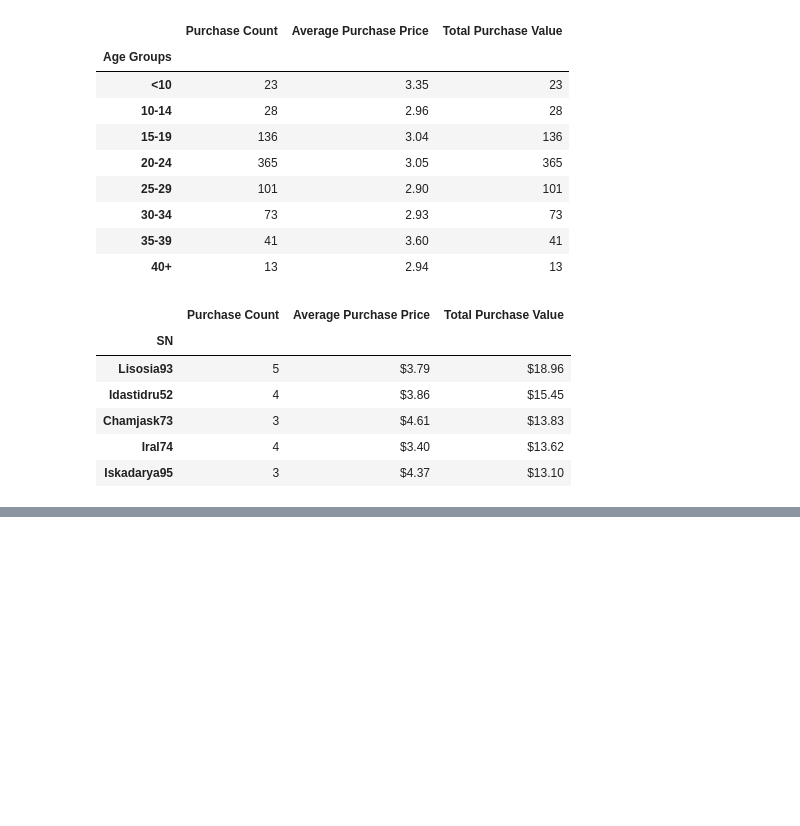
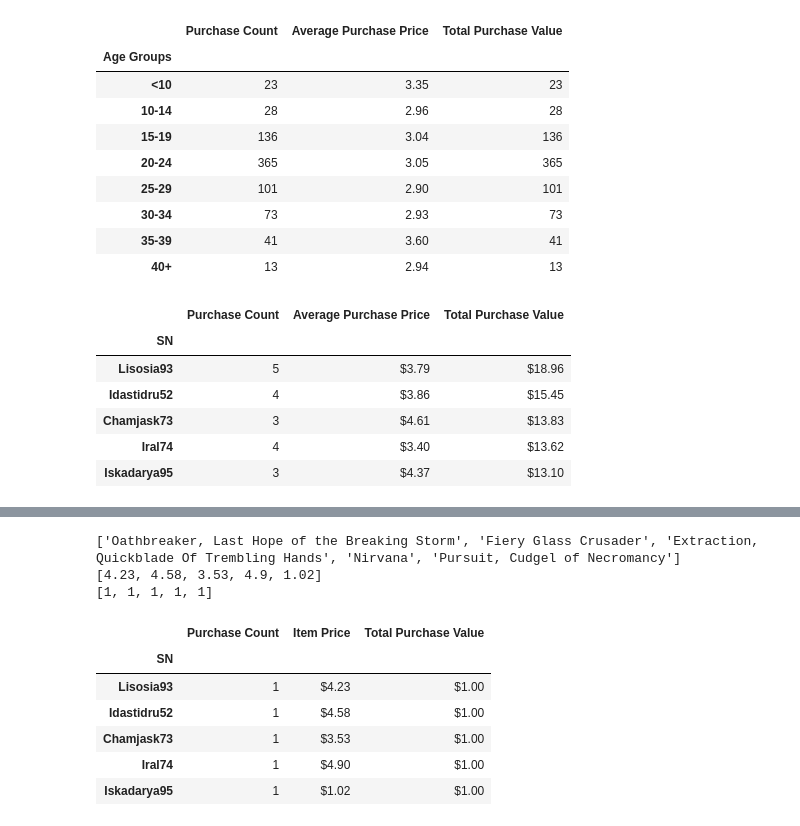
Before and after one commit to salizadeh10/Heroes-of-Pymoli, a Jupyter notebook: Heroes-of-Pymoli.ipynb, the cells around one changed output, grey strips where cells are left out. Saved outputs shown, nothing was run; the diff lists cells and outputs as text; code cells hidden in the pictures; blank space fills up the shorter version.

```diff
--- a/Heroes-of-Pymoli.ipynb
+++ b/Heroes-of-Pymoli.ipynb
@@ -402,3 +406,80 @@ top_sellers_df.style.format({"Item Price": "${:.2f}", "Total Purchase Value": "$
+# %%
+# Most Profitable Items
+
+# Sort the above table by total purchase value in descending order
+# Optional: give the displayed data cleaner formatting
+# Display a preview of the data frame
+
+most_profitable_df = age_demographic_df[["Item ID","Item Name", "Price"]]
+most_profitable = most_profitable_df.groupby("Item ID").count()
+most_profitable.sort_values(by = "Item Name", ascending = False, inplace = True)
+most_profitable_df = most_profitable_df.drop_duplicates(["Item ID", "Item Name"])
+
+
+# Get the list of top sellers names
+most_profitable_ids = [most_profitable.index[0], most_profitable.index[1], most_profitable.index[2], most_profitable.index[3], most_profitable.index[4]]
+
+# Build the top sellers list of names
+most_profitable_name_0 = most_profitable_df.loc[most_profitable_df["Item ID"] == most_profitable_ids[0], "Item Name"].item()
+most_profitable_name_1 = most_profitable_df.loc[most_profitable_df["Item ID"] == most_profitable_ids[1], "Item Name"].item()
+most_profitable_name_2 = most_profitable_df.loc[most_profitable_df["Item ID"] == most_profitable_ids[2], "Item Name"].item()
+most_profitable_name_3 = most_profitable_df.loc[most_profitable_df["Item ID"] == most_profitable_ids[3], "Item Name"].item()
+most_profitable_name_4 = most_profitable_df.loc[most_profitable_df["Item ID"] == most_profitable_ids[4], "Item Name"].item()
+most_profitable_names  = [top_item_name_0, top_item_name_1, top_item_name_2, top_item_name_3, top_item_name_4]
+print(most_profitable_names)
+# build the top sellers list of prices
+most_profitable_price_0 = most_profitable_df.loc[most_profitable_df["Item ID"] == most_profitable_ids[0], "Price"].item()
+most_profitable_price_1 = most_profitable_df.loc[most_profitable_df["Item ID"] == most_profitable_ids[1], "Price"].item()
+most_profitable_price_2 = most_profitable_df.loc[most_profitable_df["Item ID"] == most_profitable_ids[2], "Price"].item()
+most_profitable_price_3 = most_profitable_df.loc[most_profitable_df["Item ID"] == most_profitable_ids[3], "Price"].item()
+most_profitable_price_4 = most_profitable_df.loc[most_profitable_df["Item ID"] == most_profitable_ids[4], "Price"].item()
+most_profitable_prices  = [most_profitable_price_0, most_profitable_price_1, most_profitable_price_2,
+                           most_profitable_price_3,most_profitable_price_4]
+print(most_profitable_prices)
+
+# Build the list of purchase counts
+most_profitable_df = most_profitable_df.groupby("Item Name").count()
+#df5 = df[["Item ID", "Item Name", "Price"]].groupby("Item Name").count()
+most_profitable_count_0 = most_profitable_df.loc[most_profitable_df.index == most_profitable_names[0], "Item ID"].item()
+most_profitable_count_1 = most_profitable_df.loc[most_profitable_df.index == most_profitable_names[1], "Item ID"].item()
+most_profitable_count_2 = most_profitable_df.loc[most_profitable_df.index == most_profitable_names[2], "Item ID"].item()
+most_profitable_count_3 = most_profitable_df.loc[most_profitable_df.index == most_profitable_names[3], "Item ID"].item()
+most_profitable_count_4 = most_profitable_df.loc[most_profitable_df.index == most_profitable_names[4], "Item ID"].item()
+most_profitable_counts = [most_profitable_count_0, most_profitable_count_1, most_profitable_count_2,
+                          most_profitable_count_3, most_profitable_count_4]
+print(most_profitable_counts)
+# Make a list of calculated total values for top sellers
+most_profitable_total_values = [(most_profitable.iloc[0,0] * most_profitable_price_0), (most_profitable.iloc[1,0] * most_profitable_price_1),
+                          (most_profitable.iloc[2,0] * most_profitable_price_2), (most_profitable.iloc[3,0] * most_profitable_price_3),
+                          (most_profitable.iloc[4,0] * most_profitable_price_4)]
+
+
+# Create the dictionary for transfer to dataframe later
+most_profitable_dict = {
+    "item ID": most_profitable_ids,
+    "Purchase Count": most_profitable_counts,
+    "Item Price": most_profitable_prices,
+    "Total Purchase Value": most_profitable_counts,
+    "SN": top_names}
+
+# Put it all in a data frame
+most_profitable_df = pd.DataFrame(most_profitable_dict)
+most_profitable_df = most_profitable_df.set_index("SN")
+most_profitable_df = most_profitable_df[["Purchase Count", "Item Price", "Total Purchase Value"]]
+
+# Formatting prices
+most_profitable_df.style.format({"Item Price": "${:.2f}", "Total Purchase Value": "${:.2f}"})
+# %% [output]
+['Oathbreaker, Last Hope of the Breaking Storm', 'Fiery Glass Crusader', 'Extraction, Quickblade Of Trembling Hands', 'Nirvana', 'Pursuit, Cudgel of Necromancy']
+[4.23, 4.58, 3.53, 4.9, 1.02]
+[1, 1, 1, 1, 1]
+|  | Purchase Count | Item Price | Total Purchase Value |
+| SN |  |  |  |
+| Lisosia93 | 1 | $4.23 | $1.00 |
+| Idastidru52 | 1 | $4.58 | $1.00 |
+| Chamjask73 | 1 | $3.53 | $1.00 |
+| Iral74 | 1 | $4.90 | $1.00 |
+| Iskadarya95 | 1 | $1.02 | $1.00 |
 # %%
 get_ipython().system('jupyter nbconvert --to script Heroes-of-Pymoli.ipynb')
 # %% [output]
```
Also changed, not shown: parts of 2 cells of this notebook, 1 other file.
